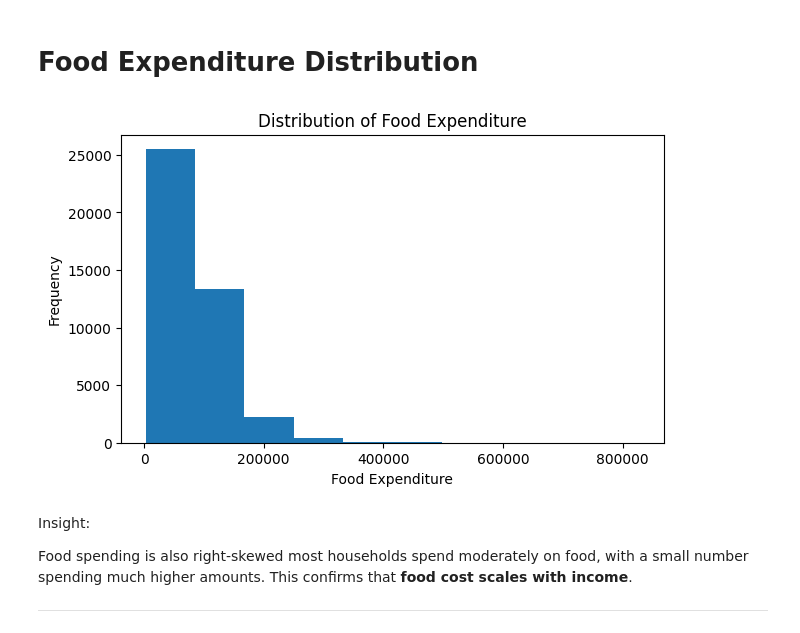
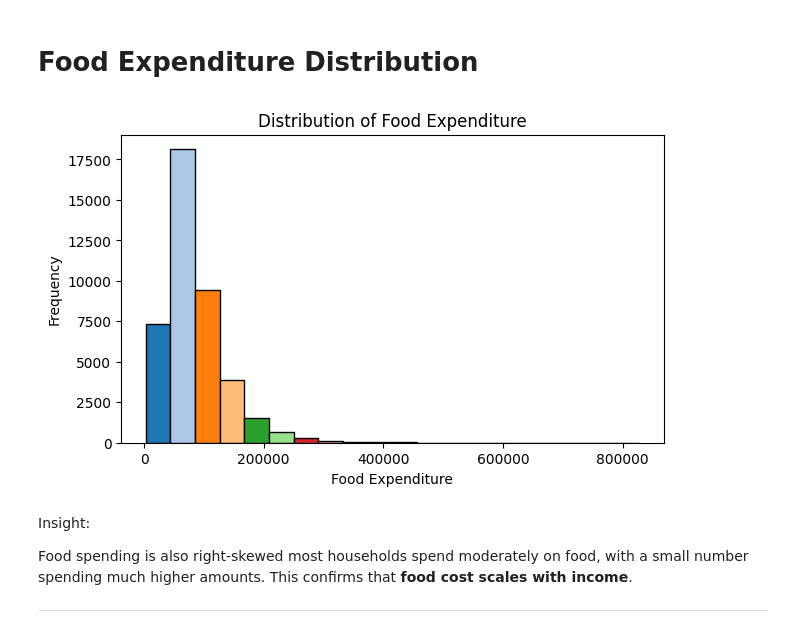
Before and after one commit to themosthandsome18/ITELEC303_FINALS_PROJECT, a Jupyter notebook: ralph-nerjie_FinalsProject.ipynb, the cells around one changed output. Saved outputs shown, nothing was run; the diff lists cells and outputs as text; code cells hidden in the pictures.

```diff
--- a/ralph-nerjie_FinalsProject.ipynb
+++ b/ralph-nerjie_FinalsProject.ipynb
@@ -136,15 +136,22 @@ The distribution is <strong>right-skewed</strong>, which is common in real-world
 <hr>
 # %% [markdown]
 <h1>Food Expenditure Distribution</h1>
-# %%
-plt.figure(figsize=(7,4))
-plt.hist(FIE["Total Food Expenditure"].dropna())
-plt.title("Distribution of Food Expenditure")
-plt.xlabel("Food Expenditure")
-plt.ylabel("Frequency")
-plt.show()
-# %% [output]
-[figure, removed]
+# %%
+data = FIE["Total Food Expenditure"].dropna()
+
+plt.figure(figsize=(7,4))
+counts, bins, patches = plt.hist(data, bins=20, edgecolor='black')
+
+# Apply a unique color for each bar
+for patch, color in zip(patches, plt.cm.tab20(np.linspace(0, 1, len(patches)))):
+    patch.set_facecolor(color)
+
+plt.title("Distribution of Food Expenditure")
+plt.xlabel("Food Expenditure")
+plt.ylabel("Frequency")
+plt.show()
+# %% [output]
+[figure, added]
 # %% [markdown]
 Insight:
 
```
Also changed, not shown: parts of 36 cells of this notebook.
